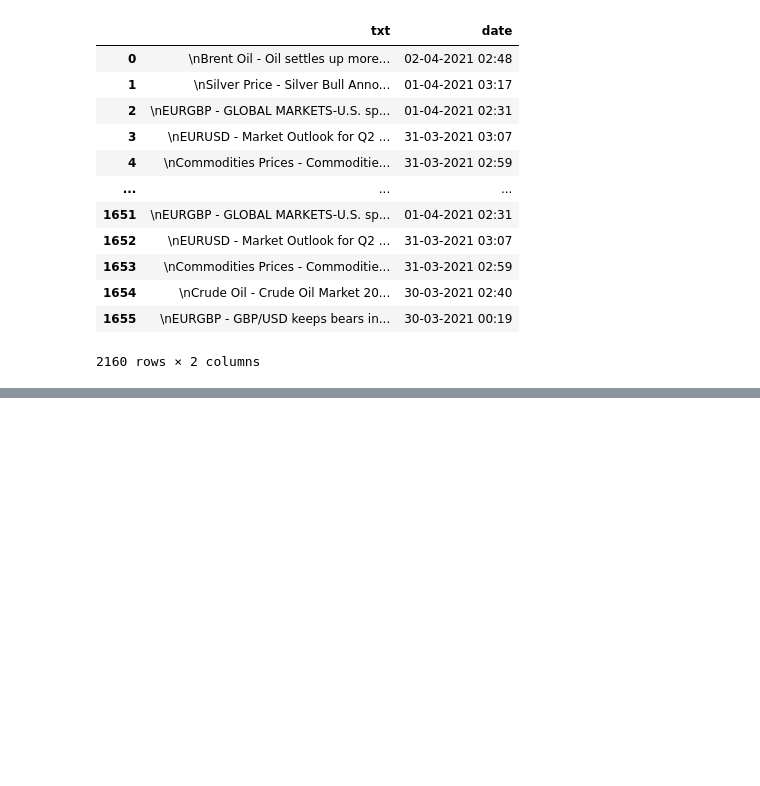
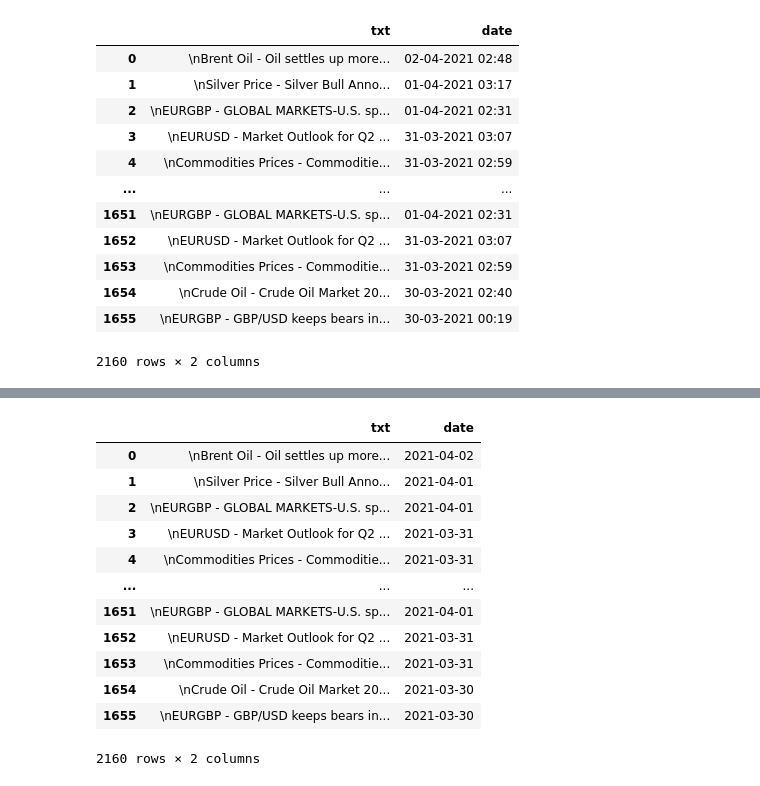
Before and after one commit to julwdo/ammagamma-lab, a Jupyter notebook: part-2/TEXT_CLASSIFICATION_task.ipynb, the cells around one changed output, grey strips where cells are left out. Drawn from its saved outputs; the diff is of its cells as text; code cells hidden in the pictures; blank space fills up the shorter version.

```diff
--- a/part-2/TEXT_CLASSIFICATION_task.ipynb
+++ b/part-2/TEXT_CLASSIFICATION_task.ipynb
@@ -391,0 +397,19 @@ new_data_1.to_csv('D:/Studies/Materials/Second-cycle/I year/III trimester/Ammaga
+# %%
+# Load the news data
+new_data_2 = new_data.iloc[:, :2]
+new_data_2['date'] = new_data_2['date'].str.split().apply(lambda x: x[0]).apply(invert_date)
+new_data_2
+# %% [output]
+|  | txt | date |
+| 0 | \nBrent Oil - Oil settles up more... | 2021-04-02 |
+| 1 | \nSilver Price - Silver Bull Anno... | 2021-04-01 |
+| 2 | \nEURGBP - GLOBAL MARKETS-U.S. sp... | 2021-04-01 |
+| 3 | \nEURUSD - Market Outlook for Q2 ... | 2021-03-31 |
+| 4 | \nCommodities Prices - Commoditie... | 2021-03-31 |
+| ... | ... | ... |
+| 1651 | \nEURGBP - GLOBAL MARKETS-U.S. sp... | 2021-04-01 |
+| 1652 | \nEURUSD - Market Outlook for Q2 ... | 2021-03-31 |
+| 1653 | \nCommodities Prices - Commoditie... | 2021-03-31 |
+| 1654 | \nCrude Oil - Crude Oil Market 20... | 2021-03-30 |
+| 1655 | \nEURGBP - GBP/USD keeps bears in... | 2021-03-30 |
+2160 rows × 2 columns
```
Also changed, not shown: parts of 10 cells of this notebook, 8 other files.
